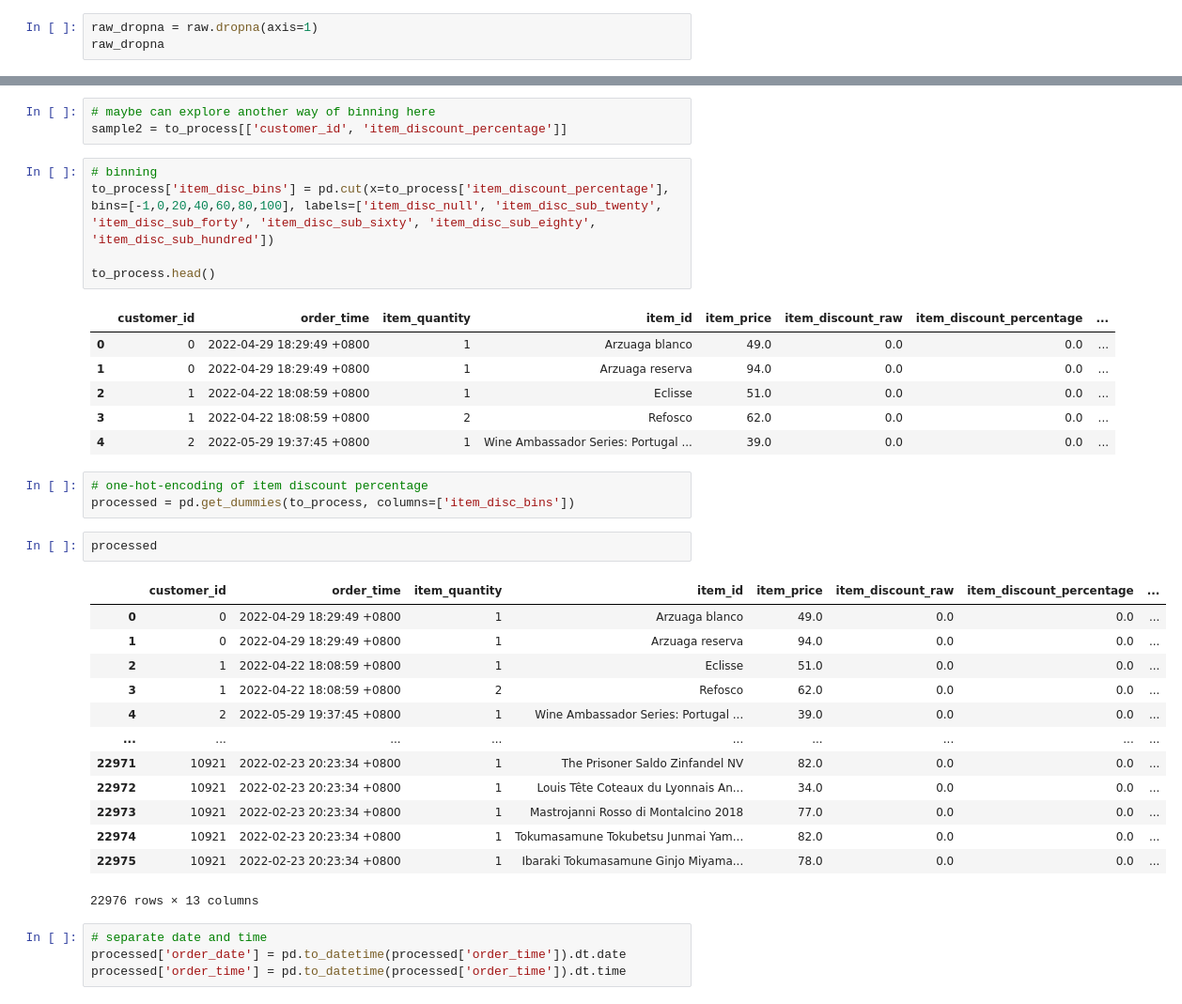
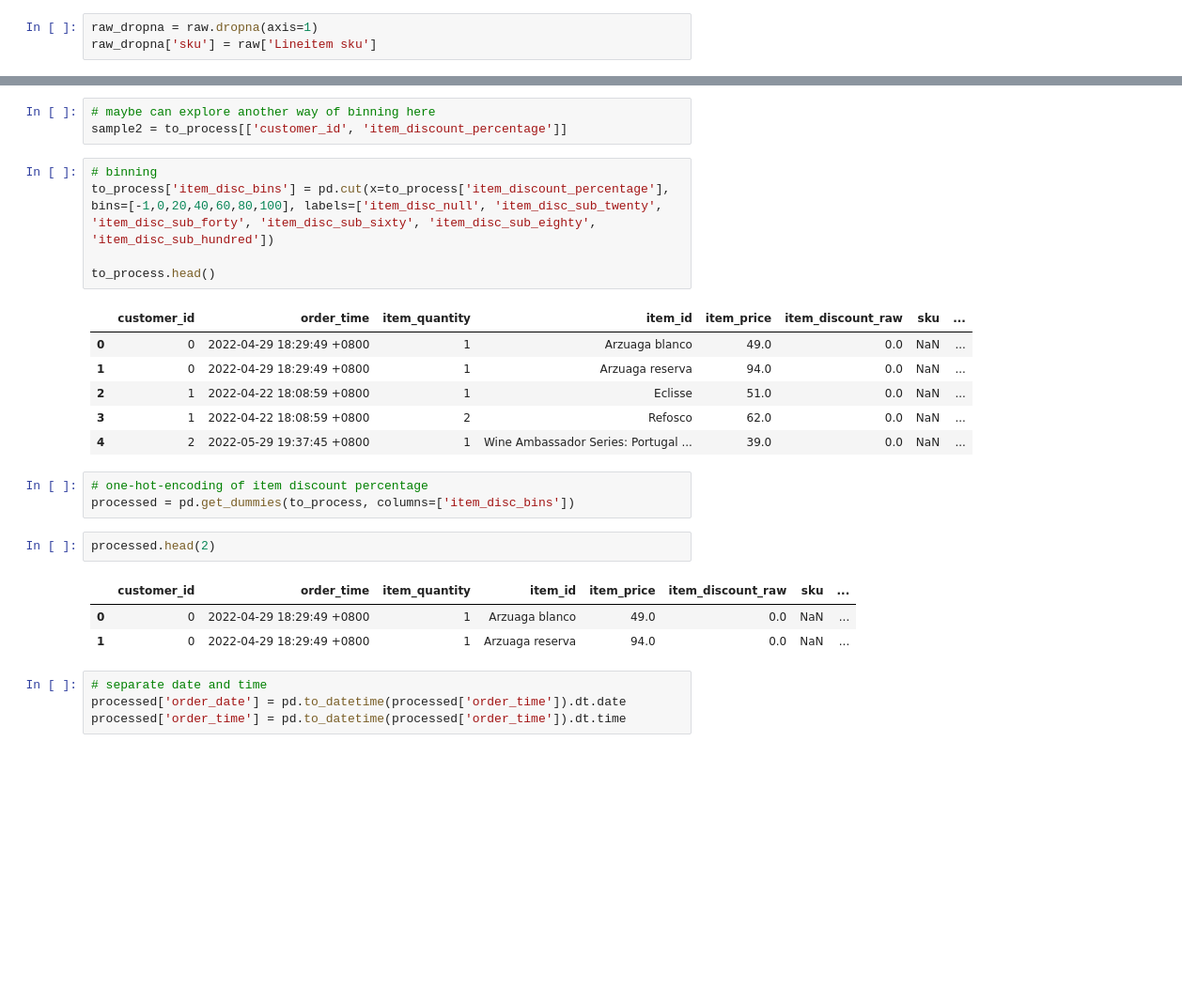
Before and after one commit to kevanoktavio/CloudWine_DemandPrediction, a Jupyter notebook: development/notebooks/eda_and_stuff.ipynb, the cells around one changed output, grey strips where cells are left out. Shown at 94% size. Drawn from its saved outputs; the diff is of its cells as text; blank space fills up the shorter version.

```diff
--- a/development/notebooks/eda_and_stuff.ipynb
+++ b/development/notebooks/eda_and_stuff.ipynb
@@ -16,4 +16,4 @@ raw = pd.read_excel('../datasets/anonymised_orders_original.xlsx')
 # %%
 raw_dropna = raw.dropna(axis=1)
-raw_dropna
+raw_dropna['sku'] = raw['Lineitem sku']
 # %% [output]
@@ -173,31 +166,21 @@ to_process['item_disc_bins'] = pd.cut(x=to_process['item_discount_percentage'],
 
 to_process.head()
 # %% [output]
-|  | customer_id | order_time | item_quantity | item_id | item_price | item_discount_raw | item_discount_percentage | ... |
-| 0 | 0 | 2022-04-29 18:29:49 +0800 | 1 | Arzuaga blanco | 49.0 | 0.0 | 0.0 | ... |
-| 1 | 0 | 2022-04-29 18:29:49 +0800 | 1 | Arzuaga reserva | 94.0 | 0.0 | 0.0 | ... |
-| 2 | 1 | 2022-04-22 18:08:59 +0800 | 1 | Eclisse | 51.0 | 0.0 | 0.0 | ... |
-| 3 | 1 | 2022-04-22 18:08:59 +0800 | 2 | Refosco | 62.0 | 0.0 | 0.0 | ... |
-| 4 | 2 | 2022-05-29 19:37:45 +0800 | 1 | Wine Ambassador Series: Portugal ... | 39.0 | 0.0 | 0.0 | ... |
+|  | customer_id | order_time | item_quantity | item_id | item_price | item_discount_raw | sku | ... |
+| 0 | 0 | 2022-04-29 18:29:49 +0800 | 1 | Arzuaga blanco | 49.0 | 0.0 | NaN | ... |
+| 1 | 0 | 2022-04-29 18:29:49 +0800 | 1 | Arzuaga reserva | 94.0 | 0.0 | NaN | ... |
+| 2 | 1 | 2022-04-22 18:08:59 +0800 | 1 | Eclisse | 51.0 | 0.0 | NaN | ... |
+| 3 | 1 | 2022-04-22 18:08:59 +0800 | 2 | Refosco | 62.0 | 0.0 | NaN | ... |
+| 4 | 2 | 2022-05-29 19:37:45 +0800 | 1 | Wine Ambassador Series: Portugal ... | 39.0 | 0.0 | NaN | ... |
 # %%
 # one-hot-encoding of item discount percentage
 processed = pd.get_dummies(to_process, columns=['item_disc_bins'])
 # %%
-processed
+processed.head(2)
 # %% [output]
-|  | customer_id | order_time | item_quantity | item_id | item_price | item_discount_raw | item_discount_percentage | ... |
-| 0 | 0 | 2022-04-29 18:29:49 +0800 | 1 | Arzuaga blanco | 49.0 | 0.0 | 0.0 | ... |
-| 1 | 0 | 2022-04-29 18:29:49 +0800 | 1 | Arzuaga reserva | 94.0 | 0.0 | 0.0 | ... |
-| 2 | 1 | 2022-04-22 18:08:59 +0800 | 1 | Eclisse | 51.0 | 0.0 | 0.0 | ... |
-| 3 | 1 | 2022-04-22 18:08:59 +0800 | 2 | Refosco | 62.0 | 0.0 | 0.0 | ... |
-| 4 | 2 | 2022-05-29 19:37:45 +0800 | 1 | Wine Ambassador Series: Portugal ... | 39.0 | 0.0 | 0.0 | ... |
-| ... | ... | ... | ... | ... | ... | ... | ... | ... |
-| 22971 | 10921 | 2022-02-23 20:23:34 +0800 | 1 | The Prisoner Saldo Zinfandel NV | 82.0 | 0.0 | 0.0 | ... |
-| 22972 | 10921 | 2022-02-23 20:23:34 +0800 | 1 | Louis Tête Coteaux du Lyonnais An... | 34.0 | 0.0 | 0.0 | ... |
-| 22973 | 10921 | 2022-02-23 20:23:34 +0800 | 1 | Mastrojanni Rosso di Montalcino 2018 | 77.0 | 0.0 | 0.0 | ... |
-| 22974 | 10921 | 2022-02-23 20:23:34 +0800 | 1 | Tokumasamune Tokubetsu Junmai Yam... | 82.0 | 0.0 | 0.0 | ... |
-| 22975 | 10921 | 2022-02-23 20:23:34 +0800 | 1 | Ibaraki Tokumasamune Ginjo Miyama... | 78.0 | 0.0 | 0.0 | ... |
+|  | customer_id | order_time | item_quantity | item_id | item_price | item_discount_raw | sku | ... |
+| 0 | 0 | 2022-04-29 18:29:49 +0800 | 1 | Arzuaga blanco | 49.0 | 0.0 | NaN | ... |
+| 1 | 0 | 2022-04-29 18:29:49 +0800 | 1 | Arzuaga reserva | 94.0 | 0.0 | NaN | ... |
-22976 rows × 13 columns
 # %%
 # separate date and time
 processed['order_date'] = pd.to_datetime(processed['order_time']).dt.date
```
Also changed, not shown: parts of 11 cells of this notebook, 2 other files.
